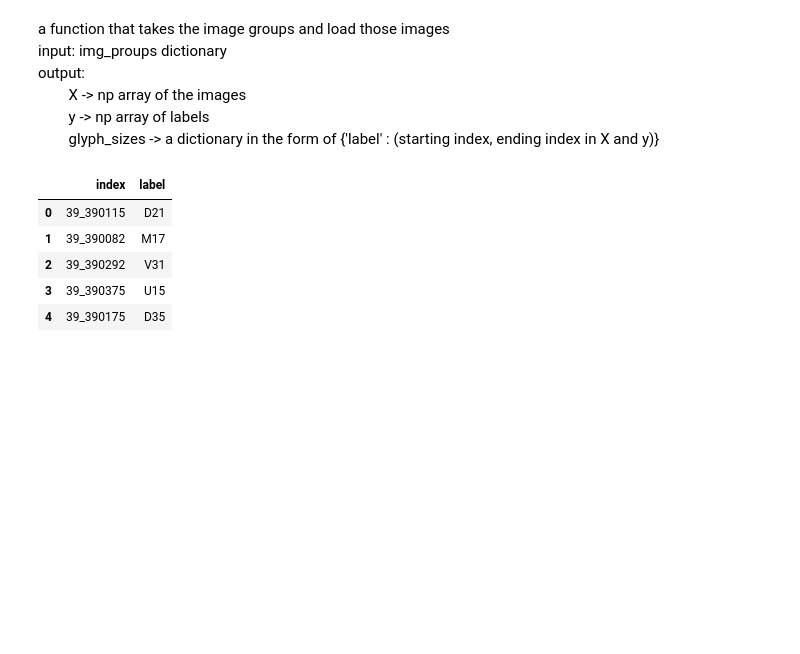
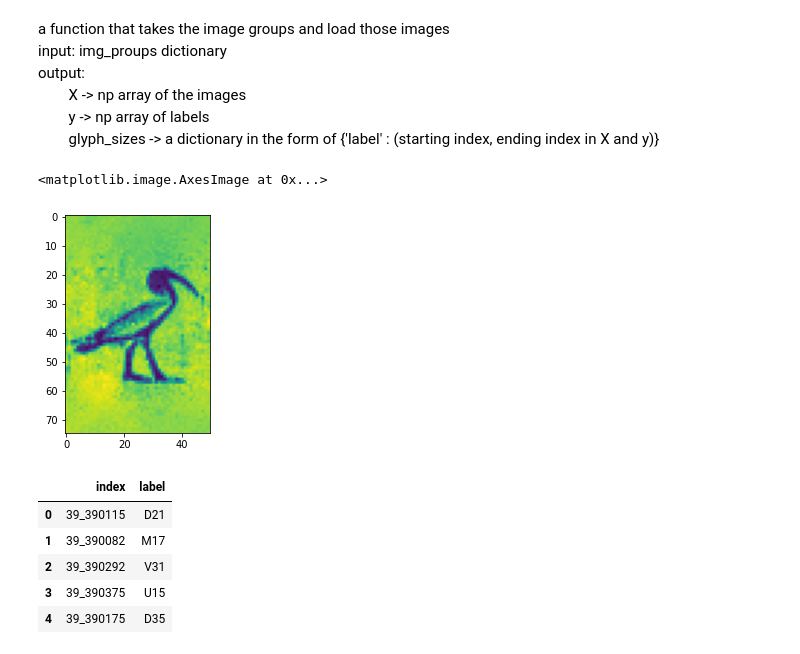
Before and after one commit to AsmaaSobhyy/Hieroglyph-classifier, a Jupyter notebook: oneshot_learning.ipynb, the cells around one changed output. Drawn from its saved outputs; the diff is of its cells as text; code cells hidden in the pictures; blank space fills up the shorter version.

```diff
--- a/oneshot_learning.ipynb
+++ b/oneshot_learning.ipynb
@@ -131,6 +131,11 @@ def read_images(img_groups,path):
         low=high
 
     return np.array(X),np.array(y).reshape((-1,1)),glyph_sizes
+# %%
+plt.imshow(X[0])
+# %% [output]
+<matplotlib.image.AxesImage at 0x...>
+[figure, added]
 # %%
 dataHiero,img_groups=loadData(folderPictures=path)
 dataHiero.head()
```
Also changed, not shown: parts of 2 cells of this notebook, 1 other file.
